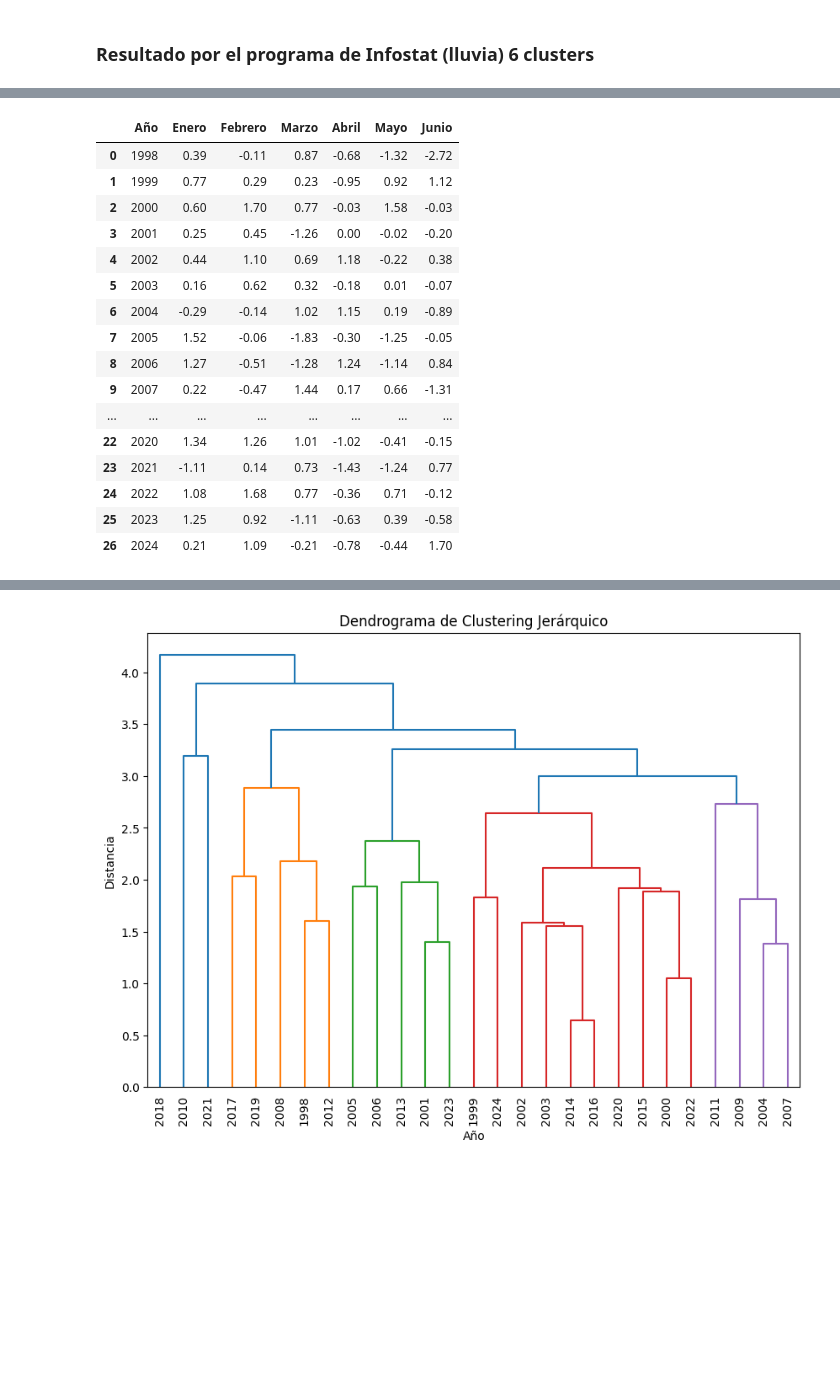
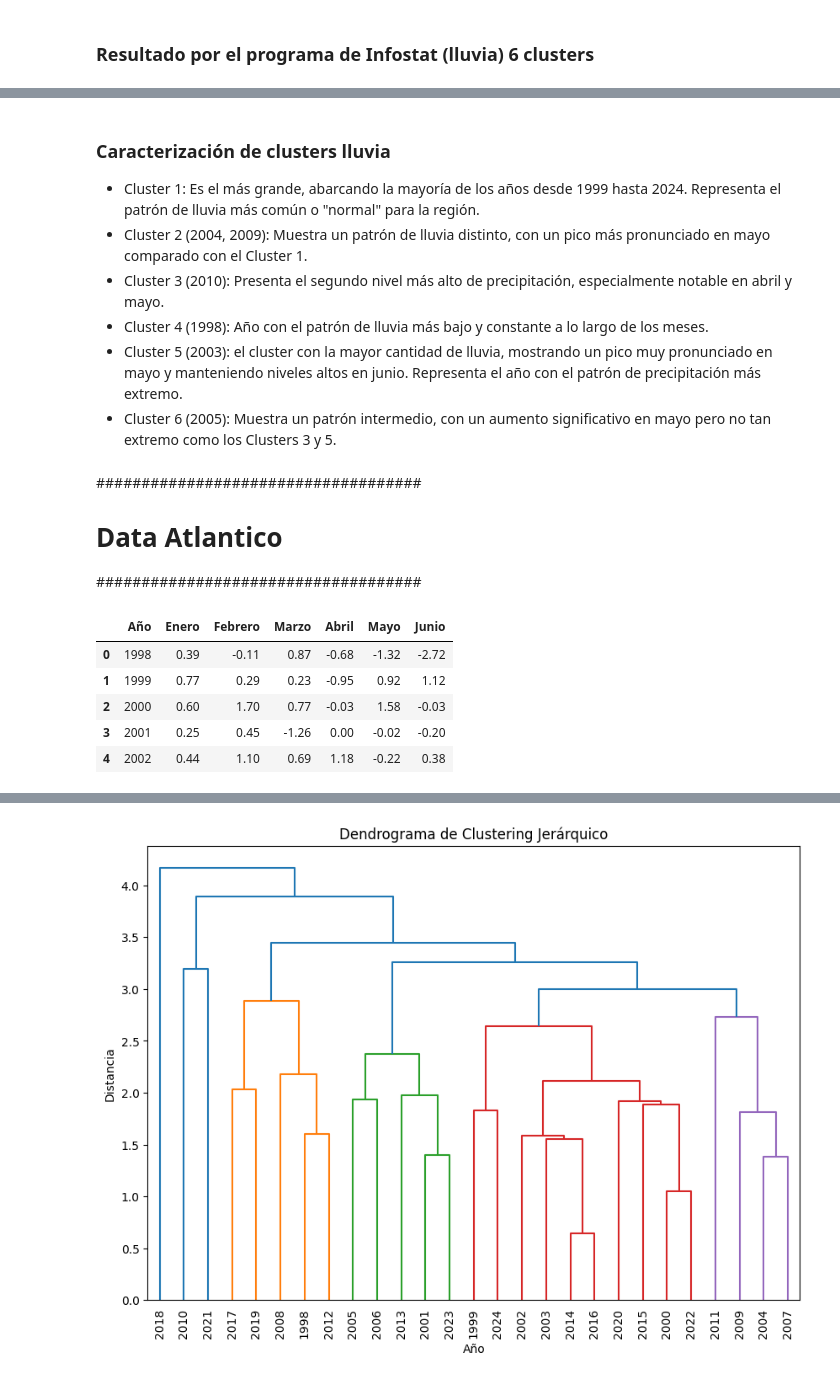
Before and after one commit to ariasdicas/analytics-ICC, a Jupyter notebook: scripts/procesamiento_data_periodos_analogos_junio_ICC.ipynb, the cells around one changed output, grey strips where cells are left out. Saved outputs shown, nothing was run; the diff lists cells and outputs as text; code cells hidden in the pictures; blank space fills up the shorter version.

Commit message:
caracterizacion de clusters

```diff
--- a/scripts/procesamiento_data_periodos_analogos_junio_ICC.ipynb
+++ b/scripts/procesamiento_data_periodos_analogos_junio_ICC.ipynb
@@ -158,22 +250,24 @@ cluster_df
+# %% [markdown]
+### Caracterización de clusters lluvia
+
+* Cluster 1: Es el más grande, abarcando la mayoría de los años desde 1999 hasta 2024. Representa el patrón de lluvia más común o "normal" para la región.
+* Cluster 2 (2004, 2009): Muestra un patrón de lluvia distinto, con un pico más pronunciado en mayo comparado con el Cluster 1.
+* Cluster 3 (2010): Presenta el segundo nivel más alto de precipitación, especialmente notable en abril y mayo.
+* Cluster 4 (1998): Año con el patrón de lluvia más bajo y constante a lo largo de los meses.
+* Cluster 5 (2003): el cluster con la mayor cantidad de lluvia, mostrando un pico muy pronunciado en mayo y manteniendo niveles altos en junio. Representa el año con el patrón de precipitación más extremo.
+* Cluster 6 (2005): Muestra un patrón intermedio, con un aumento significativo en mayo pero no tan extremo como los Clusters 3 y 5.
+# %% [markdown]
+####################################
+# Data Atlantico
+####################################
 # %%
 df_atlantico=pd.read_excel("D:\\OneDrive - CGIAR\\Proyectos\\AgriLAC-ICC\\Analytics\\Datos para estimación años análogos junio 2024.xlsx", sheet_name="Datos Atlántico")
 df_atlantico=estructura_df(df_atlantico)
-df_atlantico
+df_atlantico.head()
 # %% [output]
 |  | Año | Enero | Febrero | Marzo | Abril | Mayo | Junio |
 | 0 | 1998 | 0.39 | -0.11 | 0.87 | -0.68 | -1.32 | -2.72 |
 | 1 | 1999 | 0.77 | 0.29 | 0.23 | -0.95 | 0.92 | 1.12 |
 | 2 | 2000 | 0.60 | 1.70 | 0.77 | -0.03 | 1.58 | -0.03 |
 | 3 | 2001 | 0.25 | 0.45 | -1.26 | 0.00 | -0.02 | -0.20 |
 | 4 | 2002 | 0.44 | 1.10 | 0.69 | 1.18 | -0.22 | 0.38 |
-| 5 | 2003 | 0.16 | 0.62 | 0.32 | -0.18 | 0.01 | -0.07 |
-| 6 | 2004 | -0.29 | -0.14 | 1.02 | 1.15 | 0.19 | -0.89 |
-| 7 | 2005 | 1.52 | -0.06 | -1.83 | -0.30 | -1.25 | -0.05 |
-| 8 | 2006 | 1.27 | -0.51 | -1.28 | 1.24 | -1.14 | 0.84 |
-| 9 | 2007 | 0.22 | -0.47 | 1.44 | 0.17 | 0.66 | -1.31 |
-| ... | ... | ... | ... | ... | ... | ... | ... |
-| 22 | 2020 | 1.34 | 1.26 | 1.01 | -1.02 | -0.41 | -0.15 |
-| 23 | 2021 | -1.11 | 0.14 | 0.73 | -1.43 | -1.24 | 0.77 |
-| 24 | 2022 | 1.08 | 1.68 | 0.77 | -0.36 | 0.71 | -0.12 |
-| 25 | 2023 | 1.25 | 0.92 | -1.11 | -0.63 | 0.39 | -0.58 |
-| 26 | 2024 | 0.21 | 1.09 | -0.21 | -0.78 | -0.44 | 1.70 |
```
Also changed, not shown: parts of 55 cells of this notebook.
